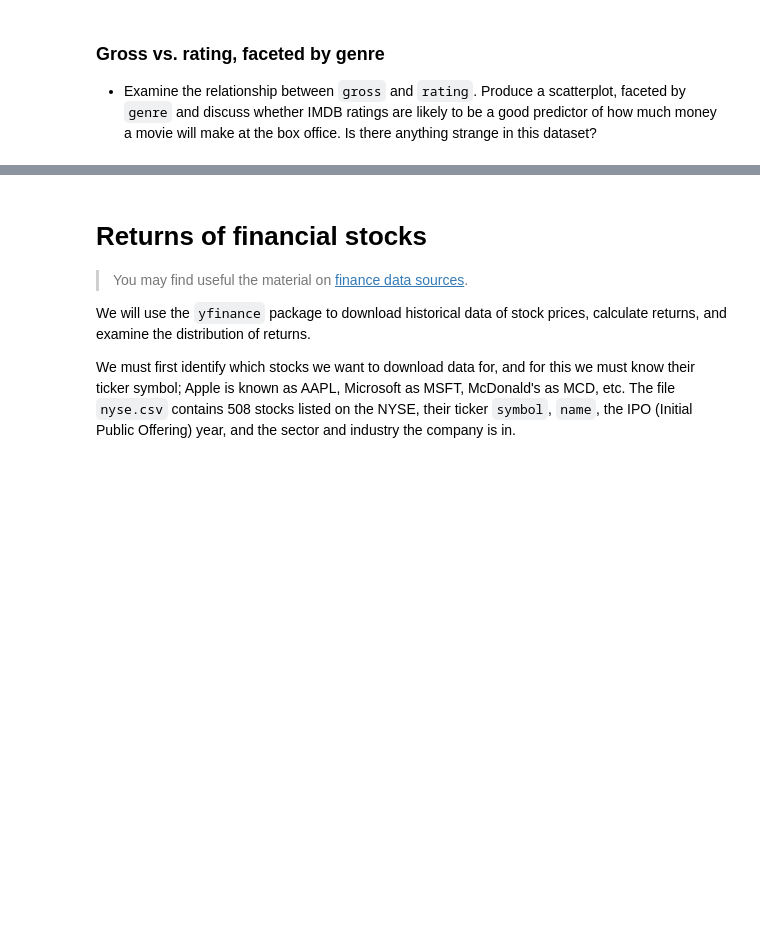
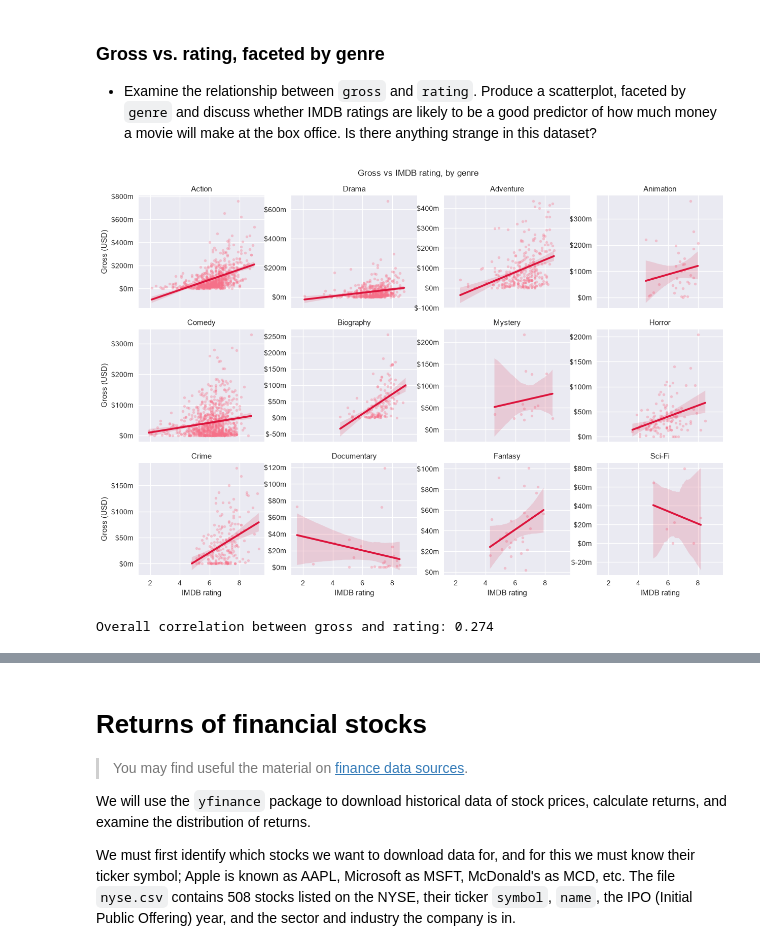
Before and after one commit to mkzung/am01-homework1, a Jupyter notebook: maksim-gorbuk-homework1.ipynb, the cells around one changed output, grey strips where cells are left out. Drawn from its saved outputs; the diff is of its cells as text; code cells hidden in the pictures; blank space fills up the shorter version.

```diff
--- a/maksim-gorbuk-homework1.ipynb
+++ b/maksim-gorbuk-homework1.ipynb
@@ -205,3 +471,30 @@ NameError: name 'correlation' is not defined
 -   Examine the relationship between `gross` and `rating`. Produce a scatterplot, faceted by `genre` and discuss whether IMDB ratings are likely to be a good predictor of how much money a movie will make at the box office. Is there anything strange in this dataset?
 # %%
 # Scatter plot: Gross vs Rating by Genre- for genres that have at least 5 movies
+
+gross_rating_data = movies_clean[movies_clean["genre"].isin(big_genres)]
+
+g = sns.lmplot(
+    data=gross_rating_data,
+    x="rating",
+    y="gross",
+    col="genre",
+    col_wrap=4,
+    height=2.8,
+    aspect=1.1,
+    scatter_kws={"alpha": 0.35, "s": 15},
+    line_kws={"color": "crimson"},
+    facet_kws={"sharey": False},
+)
+g.set_titles("{col_name}")
+g.set_axis_labels("IMDB rating", "Gross (USD)")
+for ax in g.axes.flat:
+    ax.yaxis.set_major_formatter(mtick.FuncFormatter(lambda v, _: f"${v/1e6:,.0f}m"))
+g.figure.suptitle("Gross vs IMDB rating, by genre", y=1.02)
+plt.show()
+
+print(f"Overall correlation between gross and rating: "
+      f"{movies_clean['gross'].corr(movies_clean['rating']):.3f}")
+# %% [output]
+[figure, added]
+Overall correlation between gross and rating: 0.274
```
Also changed, not shown: parts of 20 cells of this notebook, 2 other files.
